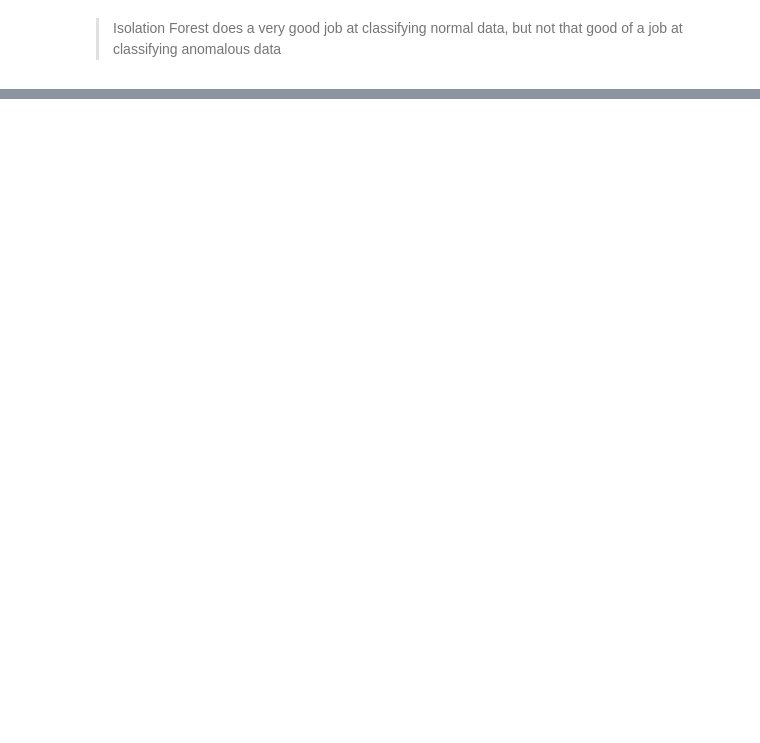
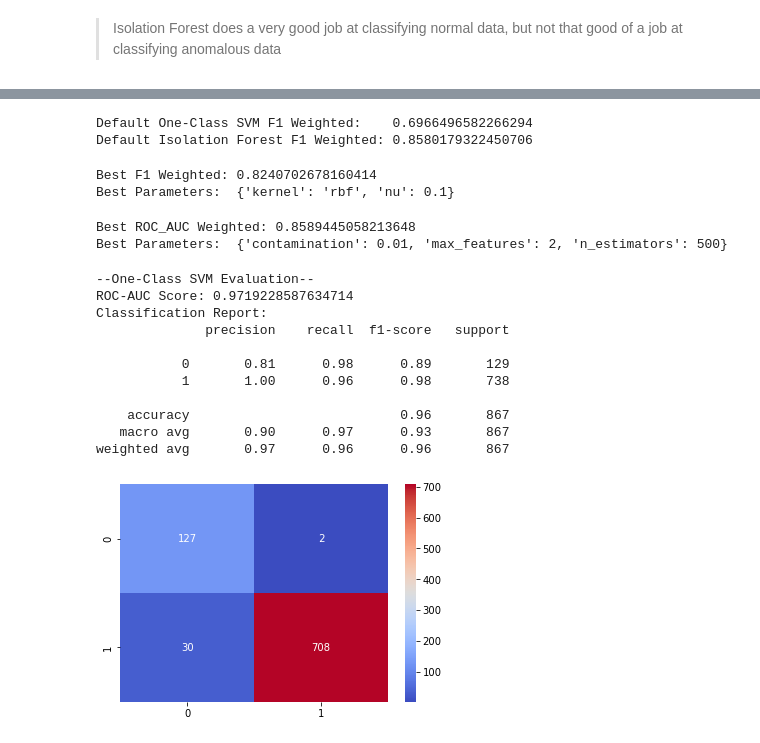
Before and after one commit to nsuttora/Anomaly-Detection-Numerical-LinAlg-for-Big-Data, a Jupyter notebook: oneclass-svm_&_isoforest.ipynb, the cells around one changed output, grey strips where cells are left out. Cells and saved outputs as stored; diff of their text form; code cells hidden in the pictures; blank space fills up the shorter version.

Commit message:
hyper parameter tuning

```diff
--- a/oneclass-svm_&_isoforest.ipynb
+++ b/oneclass-svm_&_isoforest.ipynb
@@ -278,0 +256,73 @@ plt.show()
+# %%
+# previous algorithms' F1 scores
+print('Default One-Class SVM F1 Weighted:   ', f1_score(actual_class, oneclass_svm_preds, average='weighted'))
+print('Default Isolation Forest F1 Weighted:', f1_score(actual_class, iso_forest_preds, average='weighted'))
+# %% [output]
+Default One-Class SVM F1 Weighted:    0.6966496582266294
+Default Isolation Forest F1 Weighted: 0.8580179322450706
+# %%
+# tuning hyper-parameters of one-class svm
+parameters = {
+    'kernel': ['linear', 'poly', 'rbf', 'sigmoid'],             # kernel type for algorithm
+    'nu': [0.1, 0.2, 0.3, 0.4, 0.5, 0.6, 0.7, 0.8, 0.9, 1.0]    # upper bound on fraction of training errors & lower bound of fraction of support vectors
+}
+
+grid_search = GridSearchCV(estimator=oneclass_svm, param_grid=parameters, scoring='f1_weighted')
+grid_search.fit(val_features_prep, val_actual_class)
+
+print('Best F1 Weighted:', grid_search.best_score_)
+print('Best Parameters: ', grid_search.best_params_)
+# %% [output]
+Best F1 Weighted: 0.8240702678160414
+Best Parameters:  {'kernel': 'rbf', 'nu': 0.1}
+# %%
+# tuning hyper-parameters of isolation forest
+parameters = {
+    'n_estimators': [25, 50, 100, 200, 300, 400, 500],      # number of base estimaters in ensemble
+    'contamination': [0.01, 0.1, 0.25, 0.5, 0.75, 1.0],     # proportion of outliers in the data set
+    'max_features': [1, 2, 3, 4, 5]                         # number of features to draw to train each base estimator
+}
+
+grid_search = GridSearchCV(estimator=iso_forest, param_grid=parameters, scoring='f1_weighted')
+grid_search.fit(val_features_prep, val_actual_class)
+
+print('Best ROC_AUC Weighted:', grid_search.best_score_)
+print('Best Parameters: ', grid_search.best_params_)
+# %% [output]
+Best ROC_AUC Weighted: 0.8589445058213648
+Best Parameters:  {'contamination': 0.01, 'max_features': 2, 'n_estimators': 500}
+# %%
+# hyper-parameter tuning
+oneclass_svm = svm.OneClassSVM(kernel='rbf', nu=0.1)
+iso_forest = IsolationForest(n_estimators=500, contamination=0.01, max_features=2)
+
+oneclass_svm.fit(train_features_prep)
+iso_forest.fit(train_features_prep)
+
+oneclass_svm_preds = oneclass_svm.predict(test_features_prep)
+iso_forest_preds = iso_forest.predict(test_features_prep)
+
+
+oneclass_svm_preds = [0 if x == -1 else 1 for x in oneclass_svm_preds]
+iso_forest_preds = [0 if x == -1 else 1 for x in iso_forest_preds]
+actual_class = [0 if file.find('tumor_test') != -1 else 1 for file in test_files]
+# %%
+print('--One-Class SVM Evaluation--')
+print('ROC-AUC Score:', roc_auc_score(actual_class, oneclass_svm_preds))
+print('Classification Report:')
+print(classification_report(actual_class, oneclass_svm_preds))
+sns.heatmap(confusion_matrix(actual_class, oneclass_svm_preds), annot=True, fmt = '2.0f', cmap='coolwarm')
+plt.show()
+# %% [output]
+--One-Class SVM Evaluation--
+ROC-AUC Score: 0.9719228587634714
+Classification Report:
+              precision    recall  f1-score   support
+
+           0       0.81      0.98      0.89       129
+           1       1.00      0.96      0.98       738
+
+    accuracy                           0.96       867
+   macro avg       0.90      0.97      0.93       867
+weighted avg       0.97      0.96      0.96       867
+[figure, added]
```
Also changed, not shown: parts of 18 cells of this notebook.
